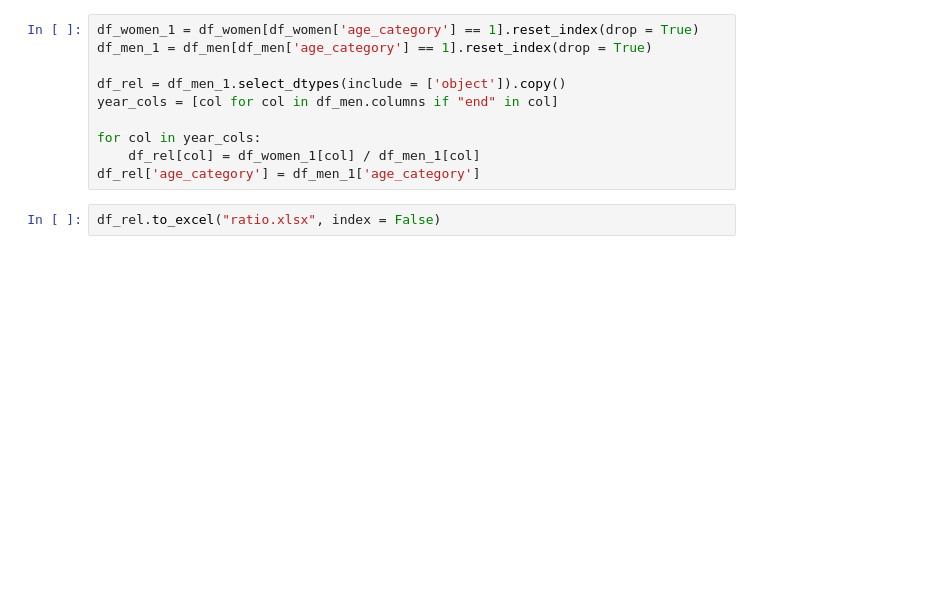
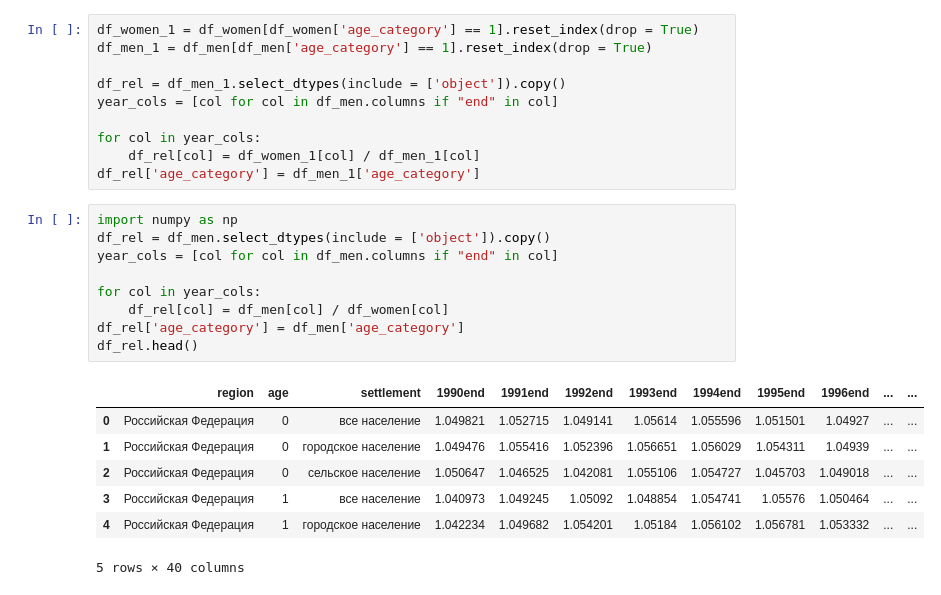
Before and after one commit to Derniska/fedstatt_parser, a Jupyter notebook: indicators.ipynb, the cells around one changed output. Drawn from its saved outputs; the diff is of its cells as text; blank space fills up the shorter version.

```diff
--- a/indicators.ipynb
+++ b/indicators.ipynb
@@ -761,8 +691,23 @@ year_cols = [col for col in df_men.columns if "end" in col]
 for col in year_cols:
     df_rel[col] = df_women_1[col] / df_men_1[col]
 df_rel['age_category'] = df_men_1['age_category']
-# %%
-df_rel.to_excel("ratio.xlsx", index = False)
+# %%
+import numpy as np
+df_rel = df_men.select_dtypes(include = ['object']).copy()
+year_cols = [col for col in df_men.columns if "end" in col]
+
+for col in year_cols:
+    df_rel[col] = df_men[col] / df_women[col]
+df_rel['age_category'] = df_men['age_category']
+df_rel.head()
+# %% [output]
+|  | region | age | settlement | 1990end | 1991end | 1992end | 1993end | 1994end | 1995end | 1996end | ... | ... |
+| 0 | Российская Федерация | 0 | все население | 1.049821 | 1.052715 | 1.049141 | 1.05614 | 1.055596 | 1.051501 | 1.04927 | ... | ... |
+| 1 | Российская Федерация | 0 | городское население | 1.049476 | 1.055416 | 1.052396 | 1.056651 | 1.056029 | 1.054311 | 1.04939 | ... | ... |
+| 2 | Российская Федерация | 0 | сельское население | 1.050647 | 1.046525 | 1.042081 | 1.055106 | 1.054727 | 1.045703 | 1.049018 | ... | ... |
+| 3 | Российская Федерация | 1 | все население | 1.040973 | 1.049245 | 1.05092 | 1.048854 | 1.054741 | 1.05576 | 1.050464 | ... | ... |
+| 4 | Российская Федерация | 1 | городское население | 1.042234 | 1.049682 | 1.054201 | 1.05184 | 1.056102 | 1.056781 | 1.053332 | ... | ... |
+5 rows × 40 columns
 # %%
 mean_2021 = (df_rel['2020end'] + df_rel['2022end']) / 2
 df_rel["2021end"] = df_rel["2021end"].fillna(mean_2021)
```
Also changed, not shown: parts of 29 cells of this notebook, 2 other files.
